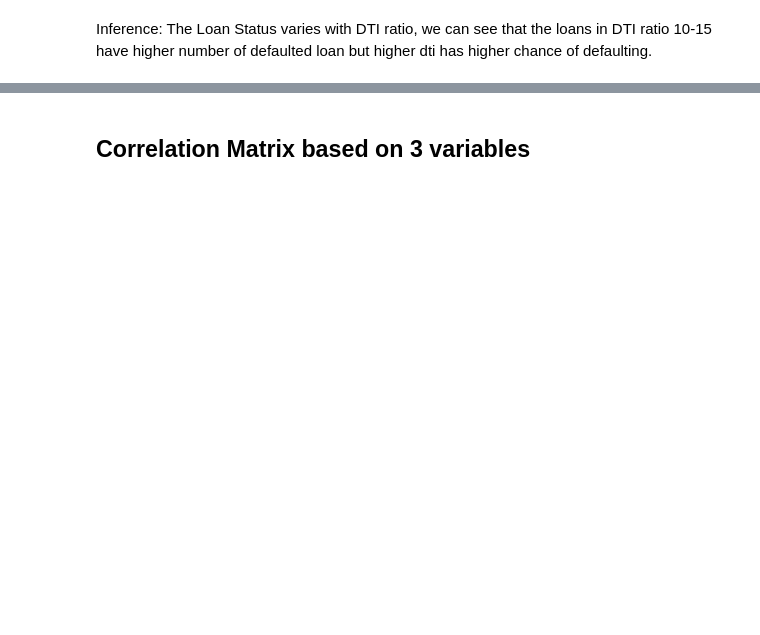
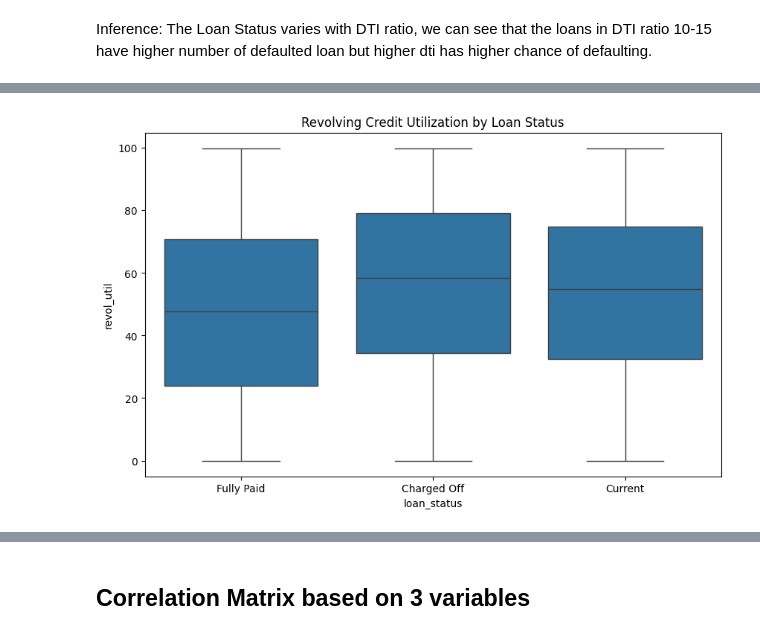
Before and after one commit to shashankgd/LendingClubCaseStudy, a Jupyter notebook: Group_Facilitator_Shashank.ipynb, the cells around one changed output, grey strips where cells are left out. Saved outputs shown, nothing was run; the diff lists cells and outputs as text; code cells hidden in the pictures; blank space fills up the shorter version.

Commit message:
Add presentation analysis

```diff
--- a/Group_Facilitator_Shashank.ipynb
+++ b/Group_Facilitator_Shashank.ipynb
@@ -796,3 +929,15 @@ plt.show()
+# %%
+# Bivariate Analysis: Relationship between Revolving Credit Utilization and Loan Status
+revol_util_vs_status = loan_data.groupby('loan_status')['revol_util'].describe()
+# Initialize a dictionary to store the logs
+bivariate_logs = {}
+bivariate_logs['Revolving Credit Utilization vs Loan Status'] = revol_util_vs_status
+plt.figure(figsize=(10, 6))
+sns.boxplot(x='loan_status', y='revol_util', data=loan_data)
+plt.title('Revolving Credit Utilization by Loan Status')
+plt.show()
+# %% [output]
+[figure, added]
 # %% [markdown]
 ### Insights from Univariate Analysis
 	•	The number of defaulted loan is 7 times less than the number of fully paid loan.
```
Also changed, not shown: parts of 37 cells of this notebook, 2 other files.
